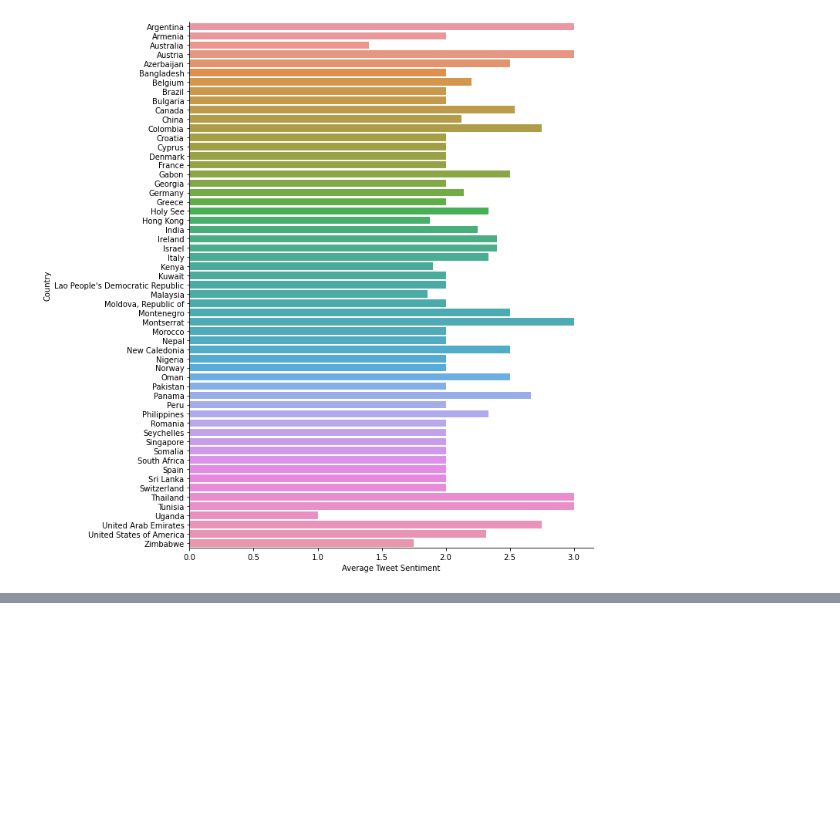
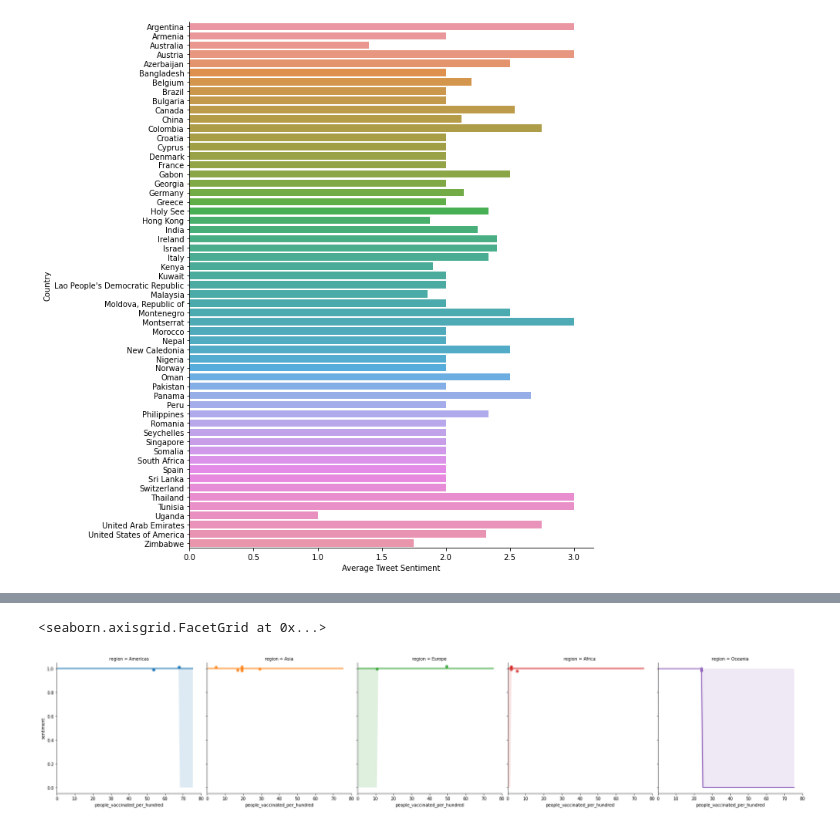
Before and after one commit to naogao/cs216-project, a Jupyter notebook: Logistic Model.ipynb, the cells around one changed output, grey strips where cells are left out. Cells and saved outputs as stored; diff of their text form; code cells hidden in the pictures; blank space fills up the shorter version.

```diff
--- a/Logistic Model.ipynb
+++ b/Logistic Model.ipynb
@@ -227,0 +245,10 @@ p2 = sns.lineplot(data=serDf, x=serDf['sentiment'], y = serDf['people_vaccinated
+# %%
+
+
+# Show the survival probability as a function of age and sex
+g = sns.lmplot(x="people_vaccinated_per_hundred", y="sentiment", col="region", hue="name", data=tweet_vax,
+               fit_reg = True, y_jitter=.02, logistic=True, truncate=False)
+g.set(xlim=(0, 80), ylim=(-.05, 1.05))
+# %% [output]
+<seaborn.axisgrid.FacetGrid at 0x...>
+[figure, added]
```
Also changed, not shown: parts of 3 cells of this notebook.
